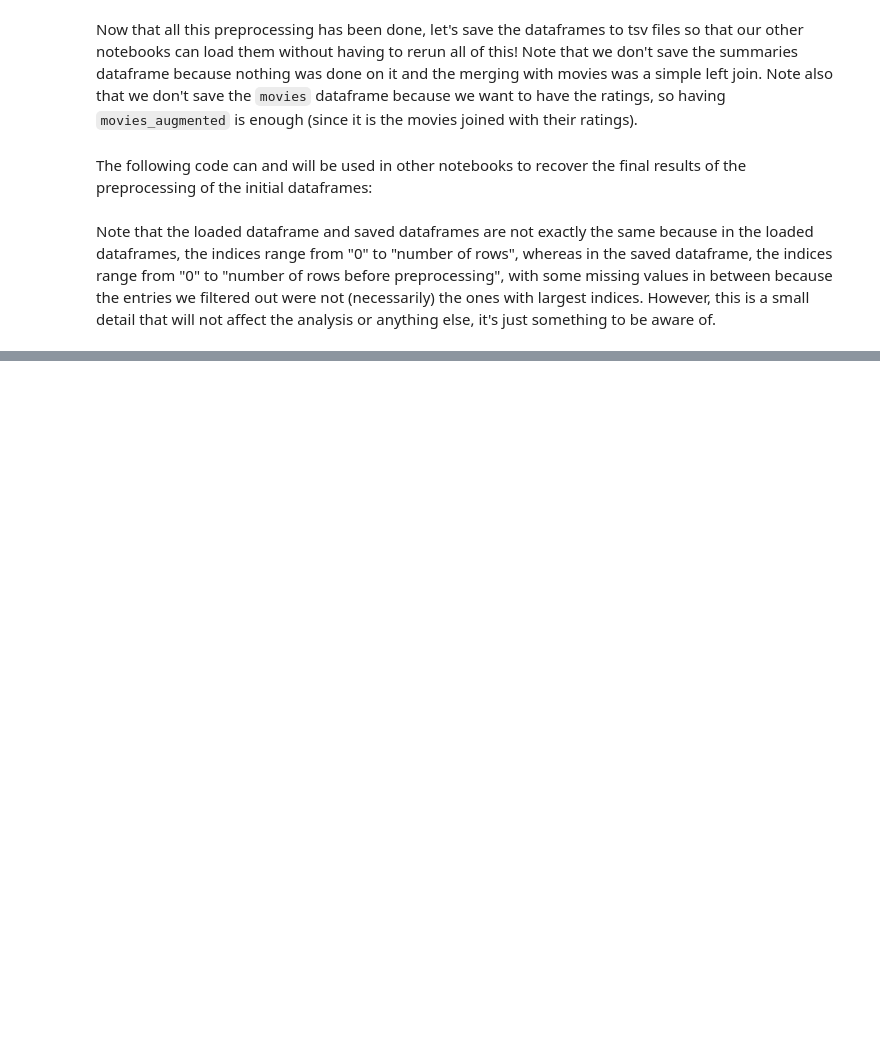
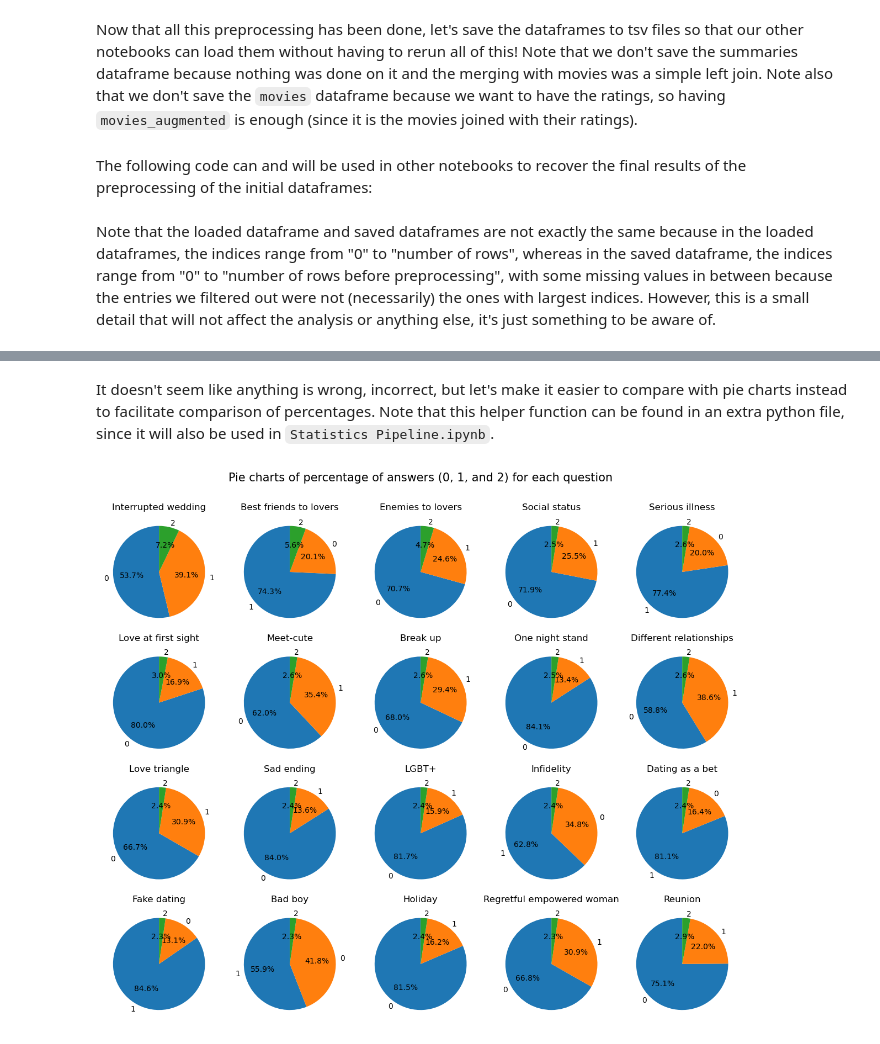
Before and after one commit to epfl-ada/ada-2023-project-theredpandada5, a Jupyter notebook: Data preprocessing.ipynb, the cells around one changed output, grey strips where cells are left out. Drawn from its saved outputs; the diff is of its cells as text; code cells hidden in the pictures; blank space fills up the shorter version.

```diff
--- a/Data preprocessing.ipynb
+++ b/Data preprocessing.ipynb
@@ -866,0 +1011,6 @@ Note that the loaded dataframe and saved dataframes are not exactly the same bec
+# %% [markdown]
+It doesn't seem like anything is wrong, incorrect, but let's make it easier to compare with pie charts instead to facilitate comparison of percentages. Note that this helper function can be found in an extra python file, since it will also be used in `Statistics Pipeline.ipynb`.
+# %%
+plot_gpt_answers_pie_charts(gpt_answers, question_names)
+# %% [output]
+[figure, added]
```
Also changed, not shown: parts of 45 cells of this notebook, 9 other files.
